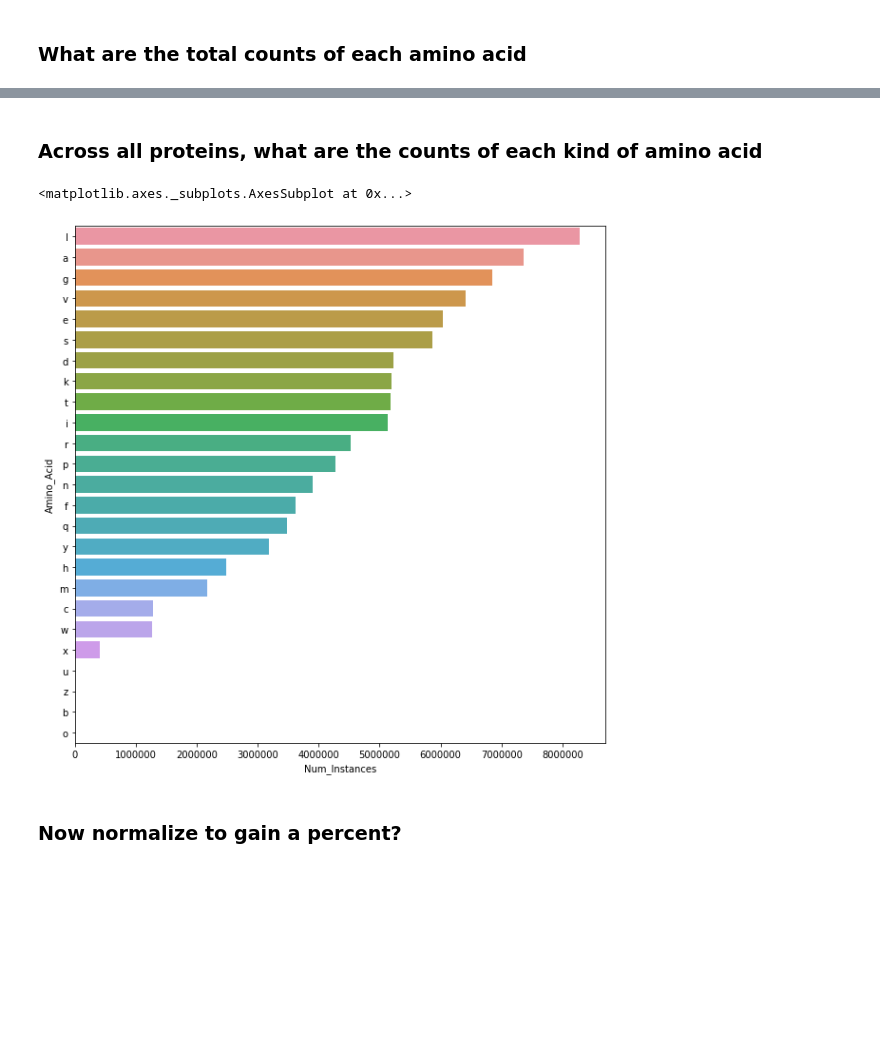
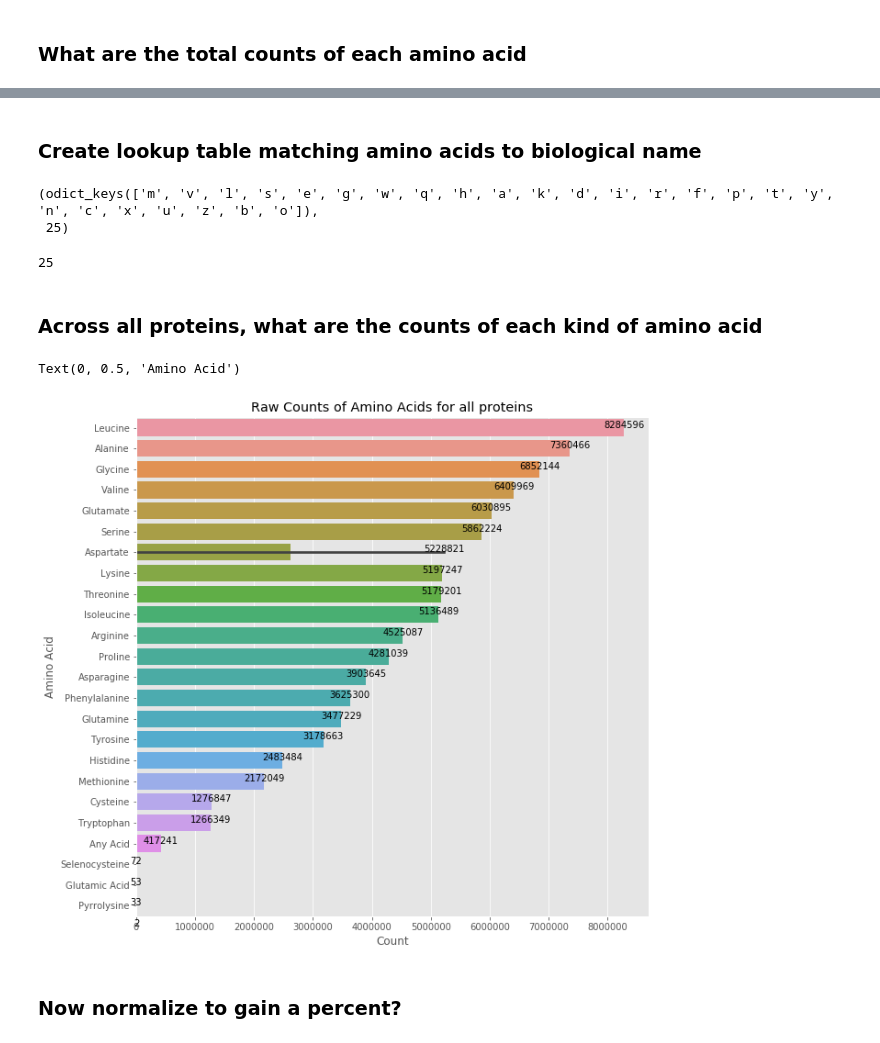
Before and after one commit to janmichael88/protein_seq, a Jupyter notebook: ProteinSeq_EDA_Dataset.ipynb, the cells around one changed output, grey strips where cells are left out. Saved outputs shown, nothing was run; the diff lists cells and outputs as text; code cells hidden in the pictures; blank space fills up the shorter version.

```diff
--- a/ProteinSeq_EDA_Dataset.ipynb
+++ b/ProteinSeq_EDA_Dataset.ipynb
@@ -108,0 +113,3 @@ pd.DataFrame(proteins['classification'].value_counts()).head(20)
+# %%
+for index,row in pd.DataFrame(proteins['classification'].value_counts()).head(25).reset_index().iterrows():
+    print(index)
@@ -186,0 +229,4 @@ plt.show()
+# %%
+proteins['residueCount_log'] = np.log2(proteins['residueCount'])
+# %%
+proteins['num_residues_log'] = np.log2(proteins['num_residues'])
@@ -330,16 +445,59 @@ OrderedDict([('m', 2172049),
              ('z', 53),
              ('b', 33),
              ('o', 2)])
+# %% [markdown]
+### Create lookup table matching amino acids to biological name
+# %%
+tokenizer.word_counts.keys(), len(tokenizer.word_counts.keys())
+# %% [output]
+(odict_keys(['m', 'v', 'l', 's', 'e', 'g', 'w', 'q', 'h', 'a', 'k', 'd', 'i', 'r', 'f', 'p', 't', 'y', 'n', 'c', 'x', 'u', 'z', 'b', 'o']),
+ 25)
+# %%
+amino_acid_names = ['Methionine',
+                   'Valine',
+                   'Leucine',
+                   'Serine',
+                   'Glutamate',
+                   'Glycine',
+                   'Tryptophan',
+                   'Glutamine',
+                   'Histidine',
+                   'Alanine',
+                   'Lysine',
+                   'Aspartate',
+                   'Isoleucine',
+                   'Arginine',
+                   'Phenylalanine',
+                   'Proline',
+                   'Threonine',
+                   'Tyrosine',
+                   'Asparagine',
+                   'Cysteine',
+                   'Any Acid',
+                   'Selenocysteine',
+                   'Glutamic Acid',
+                   'Aspartate',
+                   'Pyrrolysine']
+len(amino_acid_names)
+# %% [output]
+25
 # %% [markdown]
 ### Across all proteins, what are the counts of each kind of amino acid
 # %%
 a = pd.DataFrame(tokenizer.word_counts.items(),columns=['Amino_Acid',
-                                                        'Num_Instances']).sort_values(by='Num_Instances', ascending=False)
+                                                        'Num_Instances'])
+a['Full_Name'] = amino_acid_names
+a = a.sort_values(by='Num_Instances', ascending=False).reset_index()
 plt.figure(figsize=(10,10))
-sns.barplot(data=a, y='Amino_Acid',x ='Num_Instances')
+g = sns.barplot(data=a, y='Full_Name',x ='Num_Instances')
+for index,row in a.iterrows():
+    g.text(row.Num_Instances, index, row.Num_Instances, ha='center',size=10)
+plt.title('Raw Counts of Amino Acids for all proteins')
+plt.xlabel('Count')
+plt.ylabel('Amino Acid')
 # %% [output]
-<matplotlib.axes._subplots.AxesSubplot at 0x...>
+Text(0, 0.5, 'Amino Acid')
-[figure, old version]
+[figure, new version]
 # %% [markdown]
 ### Now normalize to gain a percent?
 # %%
```
Also changed, not shown: parts of 36 cells of this notebook, 9 other files.
